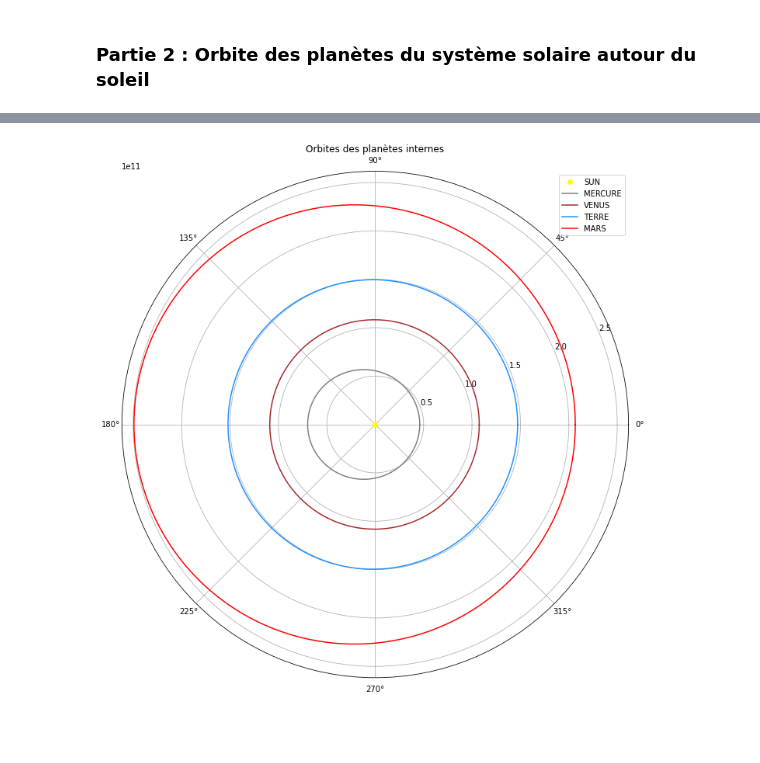
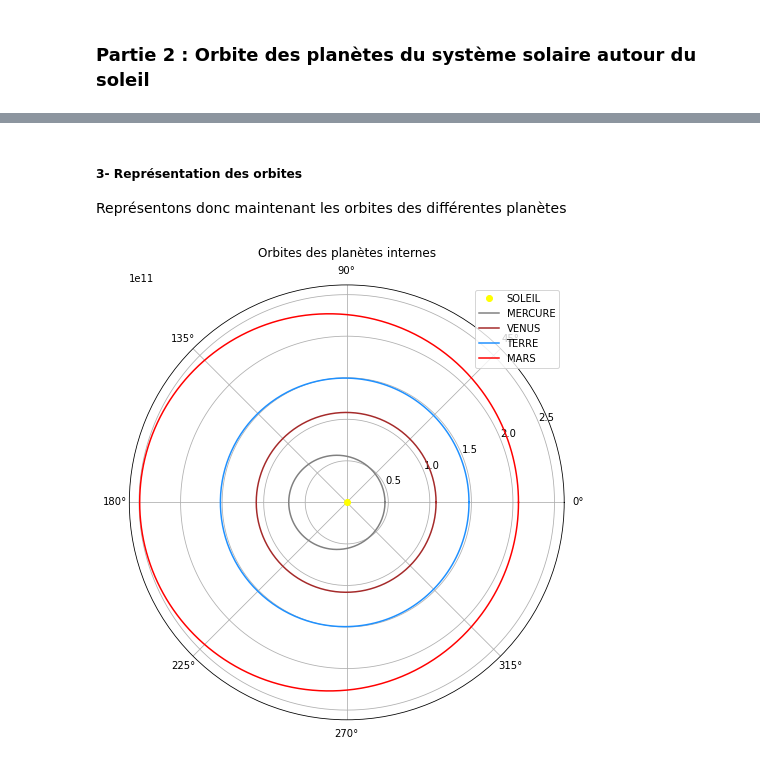
Before and after one commit to ZircZag/planetarium, a Jupyter notebook: Planetarium.ipynb, the cells around one changed output, grey strips where cells are left out. Saved outputs shown, nothing was run; the diff lists cells and outputs as text; code cells hidden in the pictures; blank space fills up the shorter version.

```diff
--- a/Planetarium.ipynb
+++ b/Planetarium.ipynb
@@ -68,0 +114,4 @@ Afin de calculer l'anomalie vraie et la distance du corps à son astre pour tout
+# %%
+#Création de notre fonction pour le calcul du décalage
+def decal (a,i):
+    return abs(2 * np.sin(np.deg2rad(i/2)) * a)
@@ -68,0 +138,8 @@ Afin de calculer l'anomalie vraie et la distance du corps à son astre pour tout
+# %%
+#Calculons le pourcentage de décalage par rapport au demi-grand-axe :
+pourcentages_decal=[]
+for i in range(len(nom)):
+    pourcentages_decal.append(decal_planetes[i]*100/(demi_gd_axe[i]))
+
+for i in range(len(nom)):
+    print("Le décalage représente, pour", nom[i],":",round(pourcentages_decal[i],2), "% de son demi grand axe")
@@ -68,0 +157,14 @@ Afin de calculer l'anomalie vraie et la distance du corps à son astre pour tout
+# %%
+
+#Calcul de l'erreur par planète
+aphelie_planetes=[]
+for i in range(len(nom)) :
+    aphelie_planetes.append(abs(aphelie[i])-(demi_gd_axe[i]))
+
+pourcentages_aphelie=[]
+for i in range(len(nom)):
+    pourcentages_aphelie.append(aphelie_planetes[i]*100/(demi_gd_axe[i]))
+
+for i in range(len(nom)):
+    print("La différence entre l'aphélie et le demi-grand-axe pour", nom[i],"est de",round(aphelie_planetes[i],2)
+          , "m", "soit une erreur de" , round(pourcentages_aphelie[i],2), "%")
@@ -69,15 +180,9 @@ Afin de calculer l'anomalie vraie et la distance du corps à son astre pour tout
+# %% [markdown]
+##### 3- Représentation des orbites
+
+Représentons donc maintenant les orbites des différentes planètes
 # %%
-#Ajout des données pour les orbites des différentes planètes
-data=pd.read_csv('dataplanets.csv',delimiter=',' )
 
-
-#Organisation des données par listes
-nom = data.PLANETE.tolist()
-demi_gd_axe=data.DEMIGRANDAXE.tolist()
-excentricite=data.EXCENTRICITE.tolist()
-temps_sec=data.PERIODESEC.tolist()
-temps_jours=data.PERIODEJOUR.tolist()
-ANGLES=data.ANGLES.tolist()
 
 #Calcul du moyen mouvement pour les différentes planètes
 moy_mouv=[]
@@ -95,30 +200,30 @@ T_list=[]
 #Remplissage des listes pour le calcul des orbites
 for i in range(len(nom)):
     T_list.append(np.linspace(0,int(temps_sec[i]),int(temps_jours[i])))
-    M_list.append(M(T_list[i],moy_mouv[i],t0))
+    M_list.append(M(T_list[i],moy_mouv[i],Tzero[i]))
     E_list.append(E(M_list[i],excentricite[i]))
     V_list.append(V(E_list[i],excentricite[i]))
     R_list.append(R(V_list[i],demi_gd_axe[i],excentricite[i]))
 # %%
-fig = plt.figure(figsize=(12, 12))
+fig = plt.figure(figsize=(8, 8))
 ax = fig.add_subplot(111, projection='polar')
 
-ax.plot(0,0,'ro',c='yellow',label='SUN')
+ax.plot(0,0,'ro',c='yellow',label='SOLEIL')
 
 ax.plot(V_list[0],R_list[0], c='grey', label='MERCURE')
 ax.plot(V_list[1],R_list[1], c='brown', label='VENUS')
 ax.plot(V_list[2],R_list[2], c='dodgerblue', label='TERRE')
 ax.plot(V_list[3],R_list[3], c='red', label='MARS')
 
 
 
 plt.title("Orbites des planètes internes")
 
 
 legend = plt.legend(loc = 'best')
 
 
 plt.show()
 # %% [output]
-[figure, old version]
+[figure, new version]
 # %%
```
Also changed, not shown: parts of 24 cells of this notebook, 1 other file.
